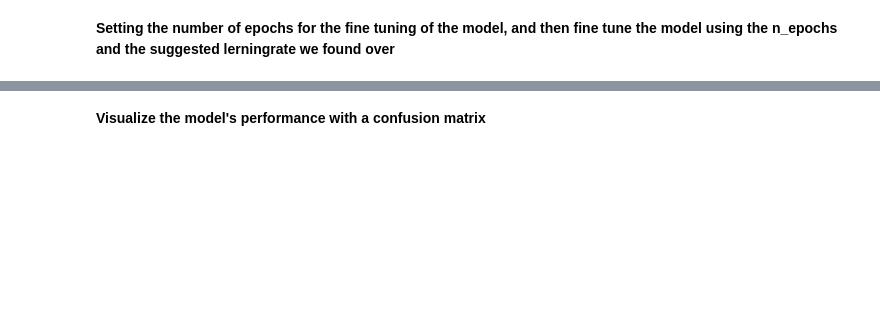
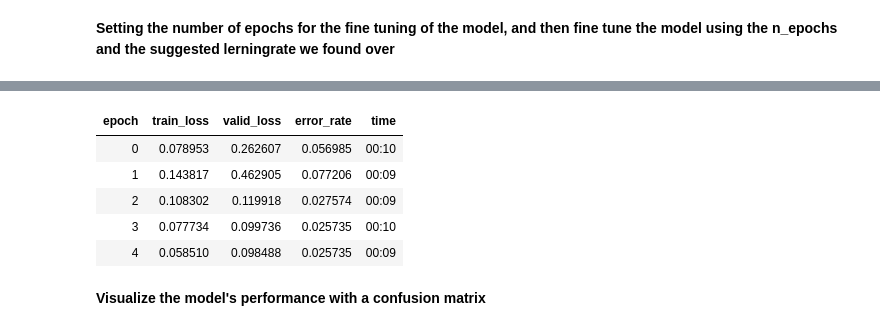
Before and after one commit to jergen98/SatelliteData, a Jupyter notebook: notebooks/createmodel.ipynb, the cells around one changed output, grey strips where cells are left out. Saved outputs shown, nothing was run; the diff lists cells and outputs as text; code cells hidden in the pictures; blank space fills up the shorter version.

Commit message:
Added also the validate code

```diff
--- a/notebooks/createmodel.ipynb
+++ b/notebooks/createmodel.ipynb
@@ -69,3 +70,13 @@ learn.fine_tune(n_epochs, base_lr=lr_min)
+# %%
+learn.unfreeze()
+learn.fit_one_cycle(5, lr_max=slice(1e-4, 1e-3))
+# %% [output]
+| epoch | train_loss | valid_loss | error_rate | time |
+| 0 | 0.078953 | 0.262607 | 0.056985 | 00:10 |
+| 1 | 0.143817 | 0.462905 | 0.077206 | 00:09 |
+| 2 | 0.108302 | 0.119918 | 0.027574 | 00:09 |
+| 3 | 0.077734 | 0.099736 | 0.025735 | 00:10 |
+| 4 | 0.058510 | 0.098488 | 0.025735 | 00:09 |
 # %% [markdown]
 **Visualize the model's performance with a confusion matrix**
 # %%
```
Also changed, not shown: parts of 6 cells of this notebook, 7 other files.
